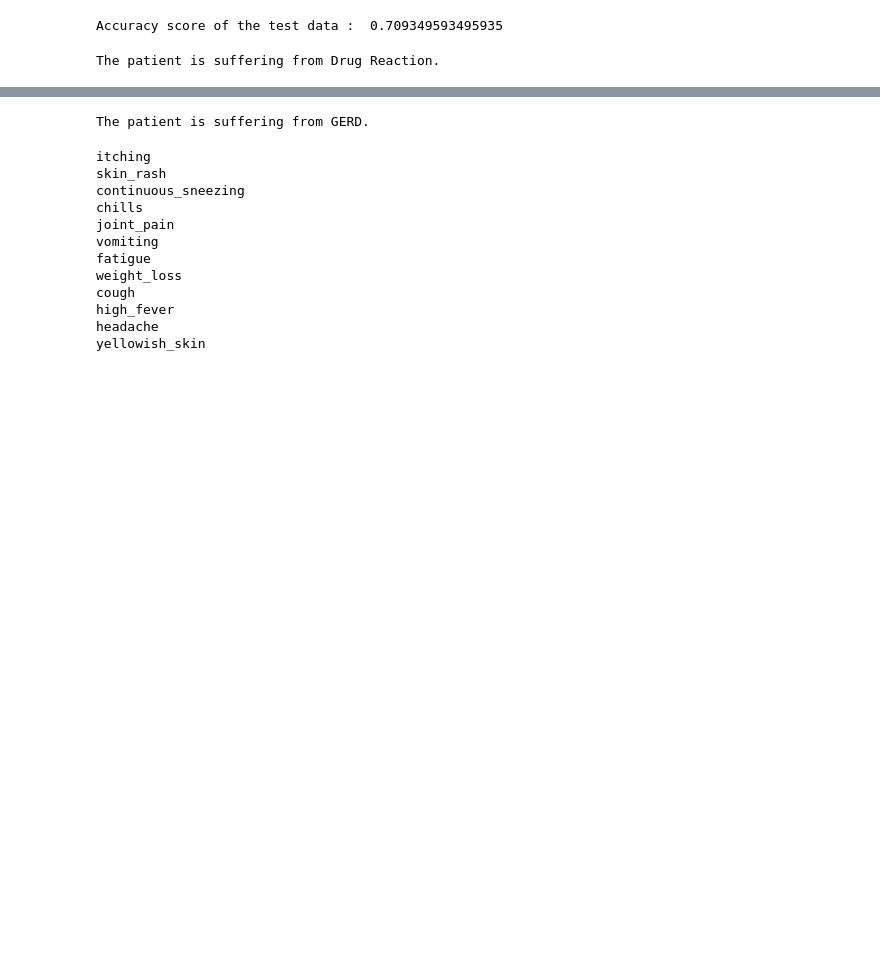
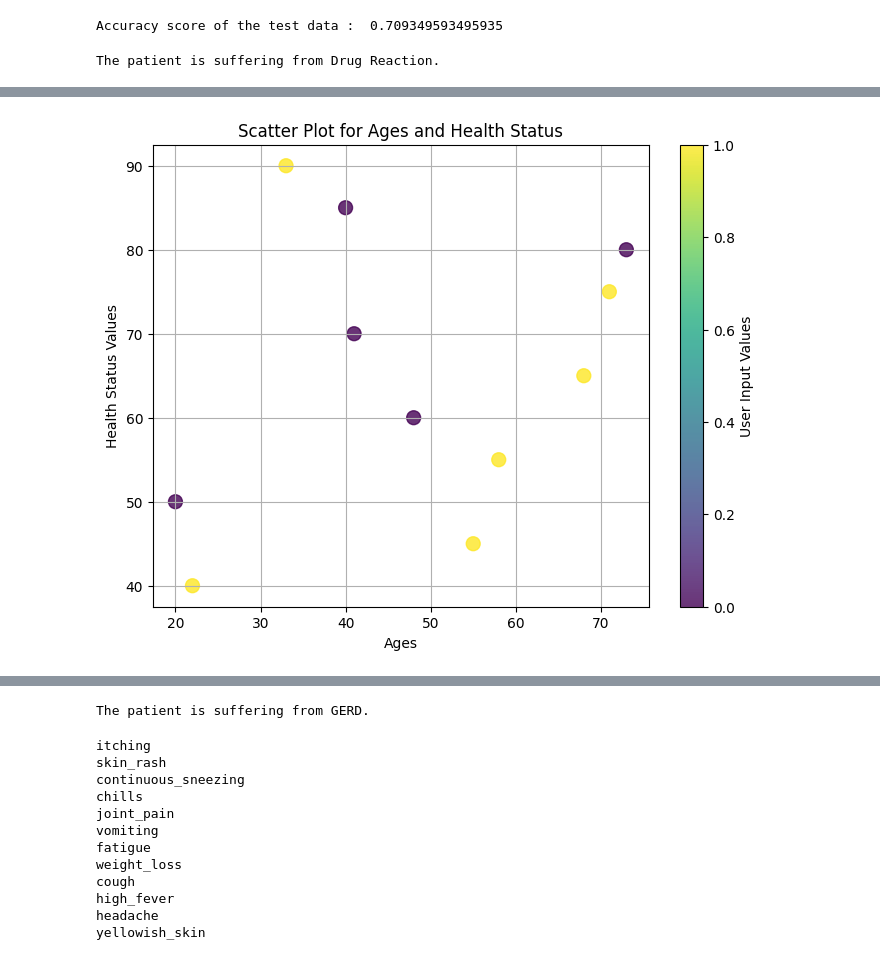
Before and after one commit to kibeert/ai_bootcamp342, a Jupyter notebook: smarthealth.ipynb, the cells around one changed output, grey strips where cells are left out. Drawn from its saved outputs; the diff is of its cells as text; code cells hidden in the pictures; blank space fills up the shorter version.

```diff
--- a/smarthealth.ipynb
+++ b/smarthealth.ipynb
@@ -250,0 +294,16 @@ The patient is suffering from Drug Reaction.
+# %%
+# Ensure ages and health_status_values have the same size
+min_size = min(len(ages), len(health_status_values))
+ages = ages[:min_size]
+health_status_values = health_status_values[:min_size]
+
+plt.figure(figsize=(8, 6))
+plt.scatter(ages, health_status_values, c=user_input_values[:min_size], cmap='viridis', s=100, alpha=0.8)
+plt.xlabel('Ages')
+plt.ylabel('Health Status Values')
+plt.title('Scatter Plot for Ages and Health Status')
+plt.colorbar(label='User Input Values')
+plt.grid(True)
+plt.show()
+# %% [output]
+[figure, added]
```
Also changed, not shown: parts of 26 cells of this notebook.
